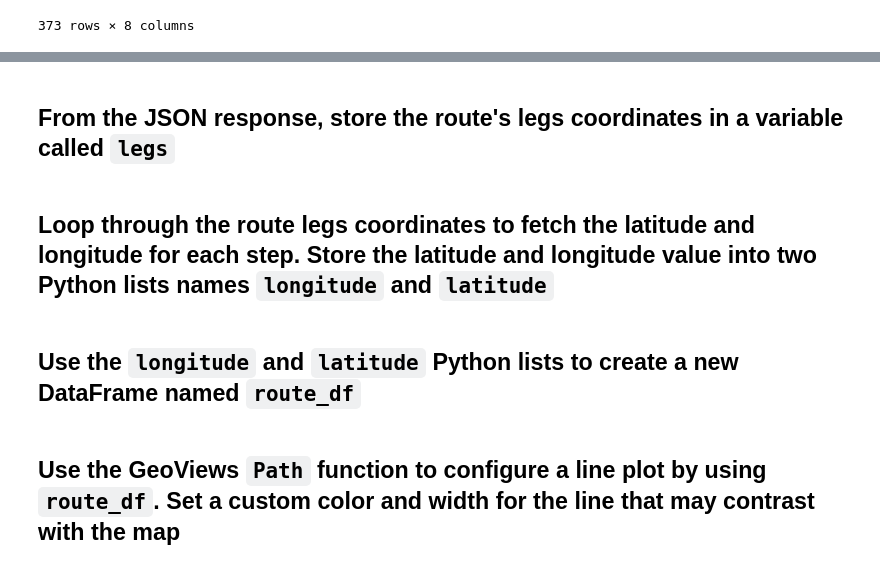
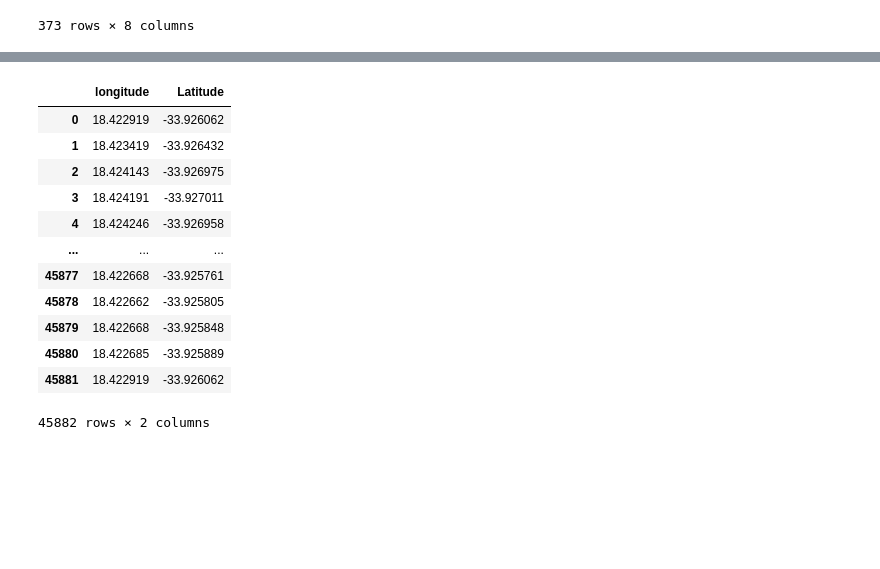
Before and after one commit to PrincipalUncertainty/World_Weather_Analysis, a Jupyter notebook: Vacation_Itinerary/Vacation_Itinerary.ipynb, the cells around one changed output, grey strips where cells are left out. Drawn from its saved outputs; the diff is of its cells as text; code cells hidden in the pictures; blank space fills up the shorter version.

```diff
--- a/Vacation_Itinerary/Vacation_Itinerary.ipynb
+++ b/Vacation_Itinerary/Vacation_Itinerary.ipynb
@@ -133,6 +81,6 @@ itinerary_df = # YOUR CODE HERE
 # %%
 # Create a Pandas DataFrame to store the latitude and longitude for each city in the itineray
-waypoints_df = # YOUR CODE HERE
+waypoints_df = itinerary_df[["Lng", "Lat"]].copy()
 
 # Display sample data
-# YOUR CODE HERE
+waypoints_df
@@ -176,7 +141,7 @@ params
 base_url = "https://api.geoapify.com/v1/routing"
 
 # Make request and retrieve the JSON data by using the params dictionaty
-route_response = # YOUR CODE HERE
+route_response = requests.get(base_url, params=params).json()
 
 # Convert the API response to JSON format
-route_response = # YOUR CODE HERE
+route_response
@@ -183,31 +166,41 @@ route_response = # YOUR CODE HERE
-# %% [markdown]
-## From the JSON response, store the route's legs coordinates in a variable called `legs`
 # %%
 # Fetch the route's legs coordinates from the JSON reponse
-legs = # YOUR CODE HERE
+legs = route_response["features"][0]["geometry"]["coordinates"]
-# %% [markdown]
-## Loop through the route legs coordinates to fetch the latitude and longitude for each step. Store the latitude and longitude value into two Python lists names `longitude` and `latitude`
 # %%
 # Create and empty list to store the longitude of each step
-# YOUR CODE HERE
+longitude = []
 
 # Create and empty list to store the latitude of step
-# YOUR CODE HERE
+latitude = []
 
 # Loop through the legs coordinates to fetch the latitude and longitude for each step
-# YOUR CODE HERE
+# YOUR CODE HERE (double for loop) - and then two apend lines into a list
+
+for leg in legs:
+    for coordinate in leg:
+        longitude.append(coordinate[0])
+        latitude.append(coordinate[1])
-# %% [markdown]
-## Use the `longitude` and `latitude` Python lists to create a new DataFrame named `route_df`
 # %%
 # Create an empty DataFrame to store the steps' coordinates
-route_df = # YOUR CODE HERE
-
+route_df = pd.DataFrame()
 # Add the steps' longitude and latitude from each step as columns to the DataFrame
-# YOUR CODE HERE
-
+route_df["longitude"] = longitude
+route_df["Latitude"] = latitude
 # Display sample data
-# YOUR CODE HERE
+route_df
+# %% [output]
+|  | longitude | Latitude |
+| 0 | 18.422919 | -33.926062 |
+| 1 | 18.423419 | -33.926432 |
+| 2 | 18.424143 | -33.926975 |
+| 3 | 18.424191 | -33.927011 |
+| 4 | 18.424246 | -33.926958 |
+| ... | ... | ... |
+| 45877 | 18.422668 | -33.925761 |
+| 45878 | 18.422662 | -33.925805 |
+| 45879 | 18.422668 | -33.925848 |
+| 45880 | 18.422685 | -33.925889 |
+| 45881 | 18.422919 | -33.926062 |
+45882 rows × 2 columns
-# %% [markdown]
-##  Use the GeoViews `Path` function to configure a line plot by using `route_df`. Set a custom color and width for the line that may contrast with the map
 # %%
 # Configure the route path by using the GeoViews' Path function
```
Also changed, not shown: parts of 24 cells of this notebook.
